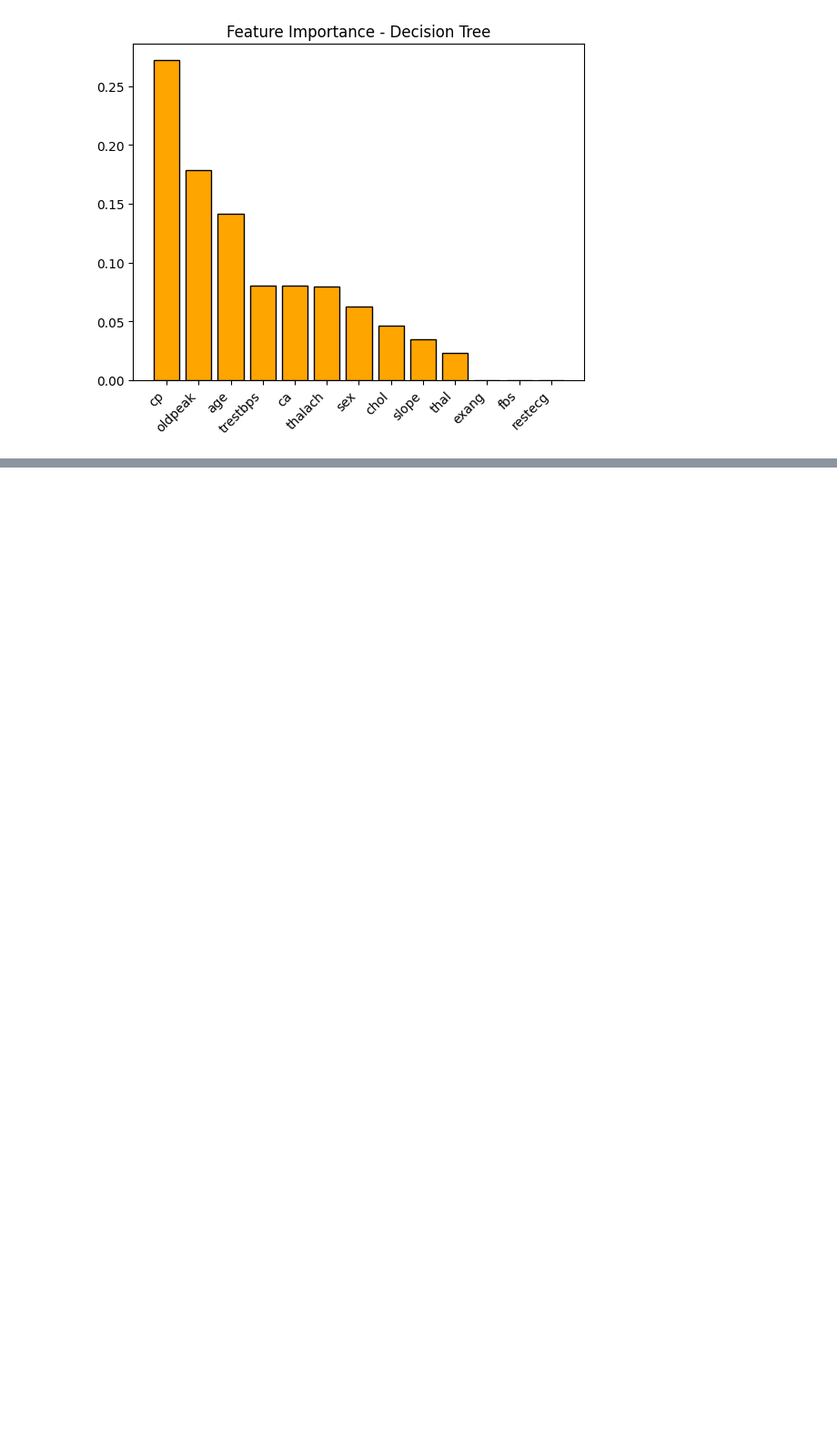
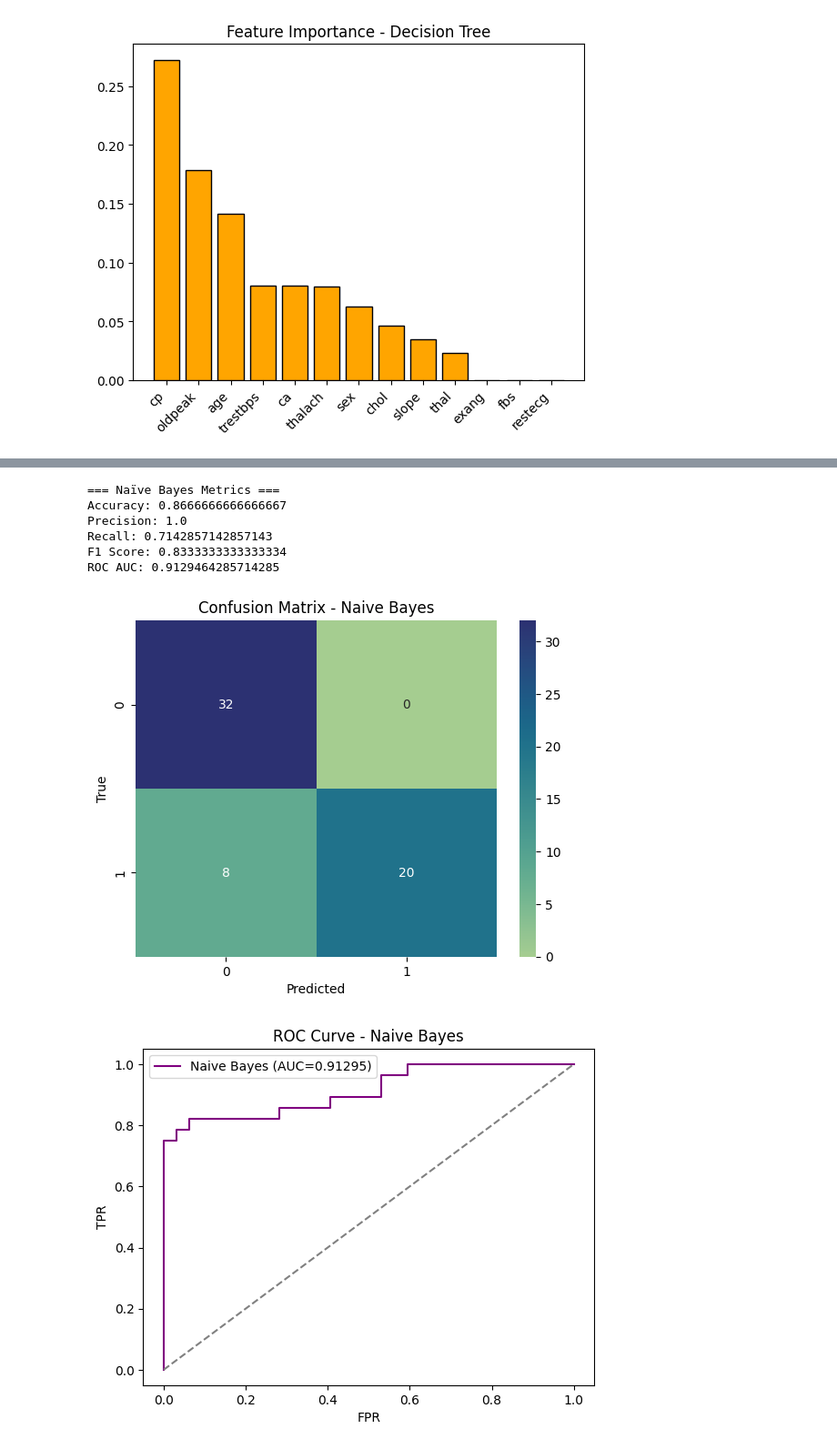
Before and after one commit to Nibir-Atik/HeartDiseasePredection, a Jupyter notebook: HeartDiseasePrediction.ipynb, the cells around one changed output, grey strips where cells are left out. Shown at 91% size. Cells and saved outputs as stored; diff of their text form; code cells hidden in the pictures; blank space fills up the shorter version.

```diff
--- a/HeartDiseasePrediction.ipynb
+++ b/HeartDiseasePrediction.ipynb
@@ -298,0 +346,45 @@ plt.show()
+# %%
+# 5. Naïve Bayes Classifier
+
+from sklearn.naive_bayes import GaussianNB
+
+nb_model = GaussianNB()
+nb_model.fit(X_train, y_train)
+
+y_pred_nb = nb_model.predict(X_test)
+y_prob_nb = nb_model.predict_proba(X_test)[:, 1]
+
+# Metrics
+print("\n=== Naïve Bayes Metrics ===")
+print("Accuracy:", accuracy_score(y_test, y_pred_nb))
+print("Precision:", precision_score(y_test, y_pred_nb))
+print("Recall:", recall_score(y_test, y_pred_nb))
+print("F1 Score:", f1_score(y_test, y_pred_nb))
+print("ROC AUC:", roc_auc_score(y_test, y_prob_nb))
+
+# Confusion Matrix
+cm = confusion_matrix(y_test, y_pred_nb)
+sns.heatmap(cm, annot=True, fmt='d', cmap="crest")
+plt.title("Confusion Matrix - Naive Bayes")
+plt.xlabel("Predicted")
+plt.ylabel("True")
+plt.show()
+
+# ROC Curve
+fpr, tpr, _ = roc_curve(y_test, y_prob_nb)
+plt.plot(fpr, tpr, label=f"Naive Bayes (AUC={roc_auc_score(y_test, y_prob_nb):.5f})", color='purple')
+plt.plot([0,1],[0,1],'--',color='gray')
+plt.xlabel("FPR")
+plt.ylabel("TPR")
+plt.title("ROC Curve - Naive Bayes")
+plt.legend()
+plt.show()
+# %% [output]
+=== Naïve Bayes Metrics ===
+Accuracy: 0.8666666666666667
+Precision: 1.0
+Recall: 0.7142857142857143
+F1 Score: 0.8333333333333334
+ROC AUC: 0.9129464285714285
+[figure, added]
+[figure, added]
```
Also changed, not shown: parts of 2 cells of this notebook.
